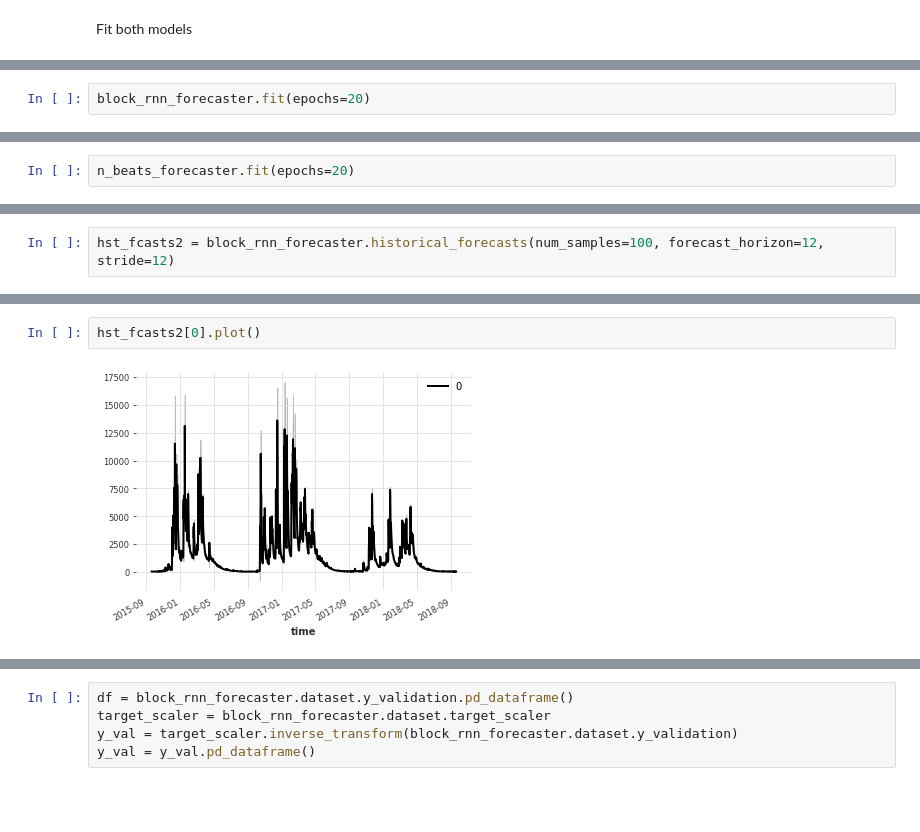
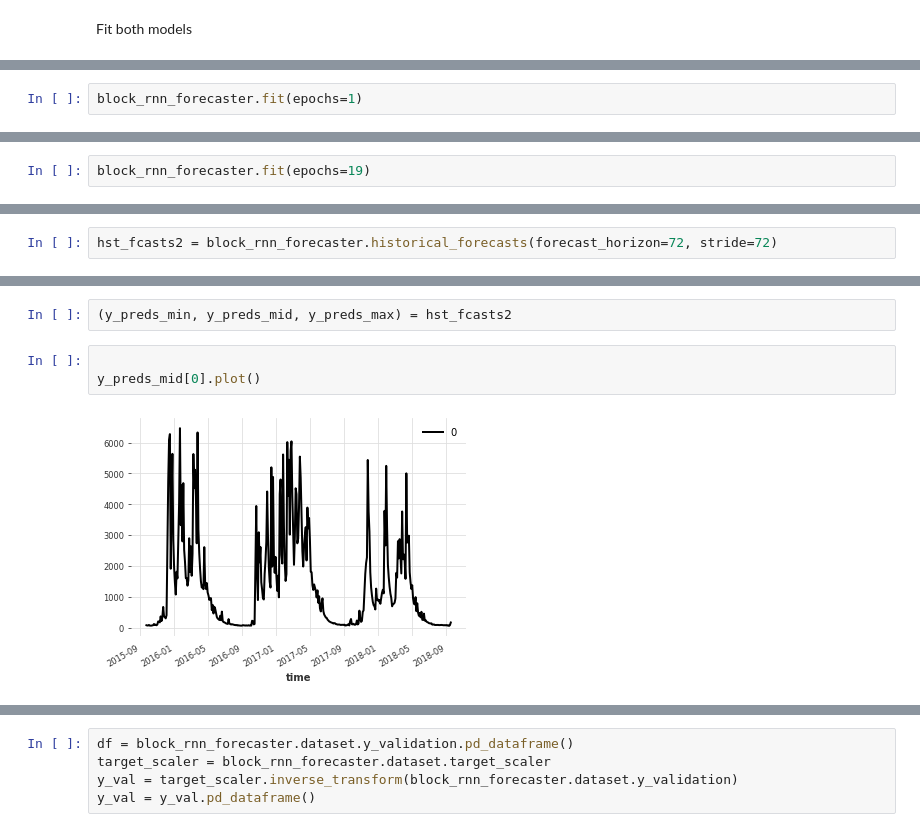
Before and after one commit to orion-junkins/river-level-forecasting, a Jupyter notebook: demo.ipynb, the cells around one changed output, grey strips where cells are left out. Drawn from its saved outputs; the diff is of its cells as text; blank space fills up the shorter version.

```diff
--- a/demo.ipynb
+++ b/demo.ipynb
@@ -47,3 +113,3 @@ All models built!
 # %%
-block_rnn_forecaster.fit(epochs=20)
+block_rnn_forecaster.fit(epochs=1)
 # %% [output]
@@ -59,3 +148,3 @@ Training loss: -3.4092, validation loss: -3.2413, best val loss: -3.2413
 # %%
-n_beats_forecaster.fit(epochs=20)
+block_rnn_forecaster.fit(epochs=19)
 # %% [output]
@@ -75,3 +229,3 @@ Training loss: -1.7231, validation loss: -2.6198, best val loss: -2.7198
 # %%
-hst_fcasts2 = block_rnn_forecaster.historical_forecasts(num_samples=100, forecast_horizon=12, stride=12)
+hst_fcasts2 = block_rnn_forecaster.historical_forecasts(forecast_horizon=72, stride=72)
 # %% [output]
@@ -81,7 +241,10 @@ Generating historical forecast for model  1
+# %%
+(y_preds_min, y_preds_mid, y_preds_max) = hst_fcasts2
 # %%
-hst_fcasts2[0].plot()
+
+y_preds_mid[0].plot()
 # %% [output]
-[figure, old version]
+[figure, new version]
 # %%
 import pandas as pd
 start = pd.to_datetime("2015-10-22T21:00:00.000000000")
```
Also changed, not shown: parts of 16 cells of this notebook.
